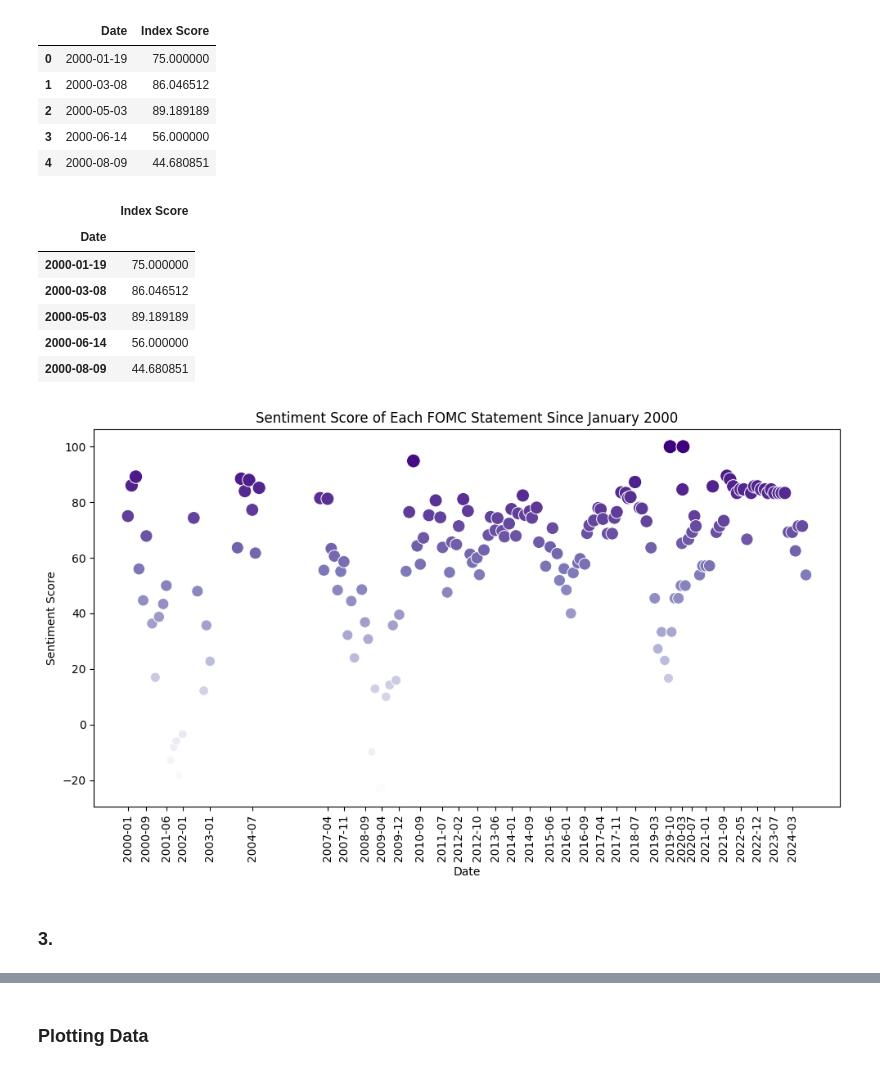
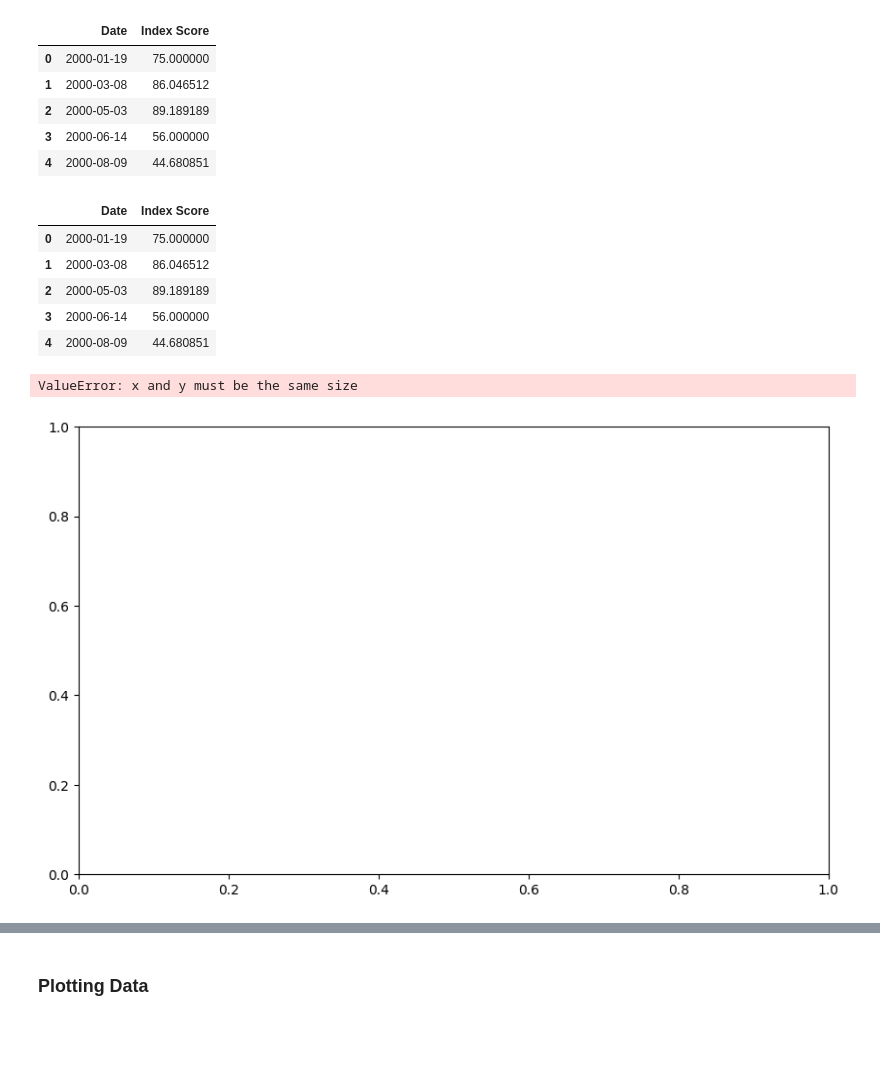
Before and after one commit to AntonioPineda29/Topics_Economics, a Jupyter notebook: 02_FOMC_statements_v4.ipynb, the cells around one changed output, grey strips where cells are left out. Cells and saved outputs as stored; diff of their text form; code cells hidden in the pictures; blank space fills up the shorter version.

```diff
--- a/02_FOMC_statements_v4.ipynb
+++ b/02_FOMC_statements_v4.ipynb
@@ -607,35 +605,39 @@ output_file_path = 'Output_Files/FOMC_statement_date_sentiment_score.xlsx'
 with pd.ExcelWriter(output_file_path) as writer:
     date_indx_score_df.to_excel(writer, sheet_name = 'Sentiment Score', index=False)
 # %%
-date_indx_score_df.reset_index()
+date_indx_score_df = date_indx_score_df.reset_index().rename(columns={"index": "Date"})
 date_indx_score_df['Date'] = pd.to_datetime(date_indx_score_df['Date'])
-date_indx_score_df.set_index('Date', inplace = True)
 date_indx_score_df.head()
 # %% [output]
-|  | Index Score |
-| Date |  |
-| 2000-01-19 | 75.000000 |
-| 2000-03-08 | 86.046512 |
-| 2000-05-03 | 89.189189 |
-| 2000-06-14 | 56.000000 |
-| 2000-08-09 | 44.680851 |
+|  | Date | Index Score |
+| 0 | 2000-01-19 | 75.000000 |
+| 1 | 2000-03-08 | 86.046512 |
+| 2 | 2000-05-03 | 89.189189 |
+| 3 | 2000-06-14 | 56.000000 |
+| 4 | 2000-08-09 | 44.680851 |
-# %%
-fig, ax = plt.subplots(figsize=(10, 6))
-
-sns.scatterplot(data = date_indx_score_df, x = date_indx_score_df.index, y = "Index Score",
-                hue = "Index Score", palette = "Purples", size = "Index Score", sizes=(40, 150),
-                legend = False, ax = ax)
-
-ax.set_title("Sentiment Score of Each FOMC Statement Since January 2000")
-ax.set_xlabel("Date")
-ax.set_ylabel("Sentiment Score")
-
-ax.set_xticks(date_indx_score_df.index[::n])
-ax.set_xticklabels(date_indx_score_df.index[::n].strftime('%Y-%m'), rotation = 90)
-
-plt.tight_layout()
-plt.show()
-# %% [output]
-[figure, removed]
-# %% [markdown]
-### 3.
+# %%
+import matplotlib.pyplot as plt
+
+# Create the plot
+fig, ax = plt.subplots(figsize=(10, 6))
+
+# Scatter plot with dot size based on "Index Score"
+ax.scatter(
+    date_indx_score_df["Date"],                # X-axis: Date
+    date_indx_score_df["Index Score"],         # Y-axis: Index Score
+    s=40,                                      # Set a fixed dot size, or you can replace it with a variable if needed
+    color='purple',                            # Color of dots
+    alpha=0.6                                  # Transparency for better visualization
+)
+
+# Set title and labels
+ax.set_title("Sentiment Score of Each FOMC Statement Since January 2000")
+ax.set_xlabel("Date")
+ax.set_ylabel("Sentiment Score")
+
+# Adjust layout and display
+plt.tight_layout()
+plt.show()
+# %% [output]
+ValueError: x and y must be the same size
+[figure, added]
```
Also changed, not shown: parts of 7 cells of this notebook, 4 other files.
